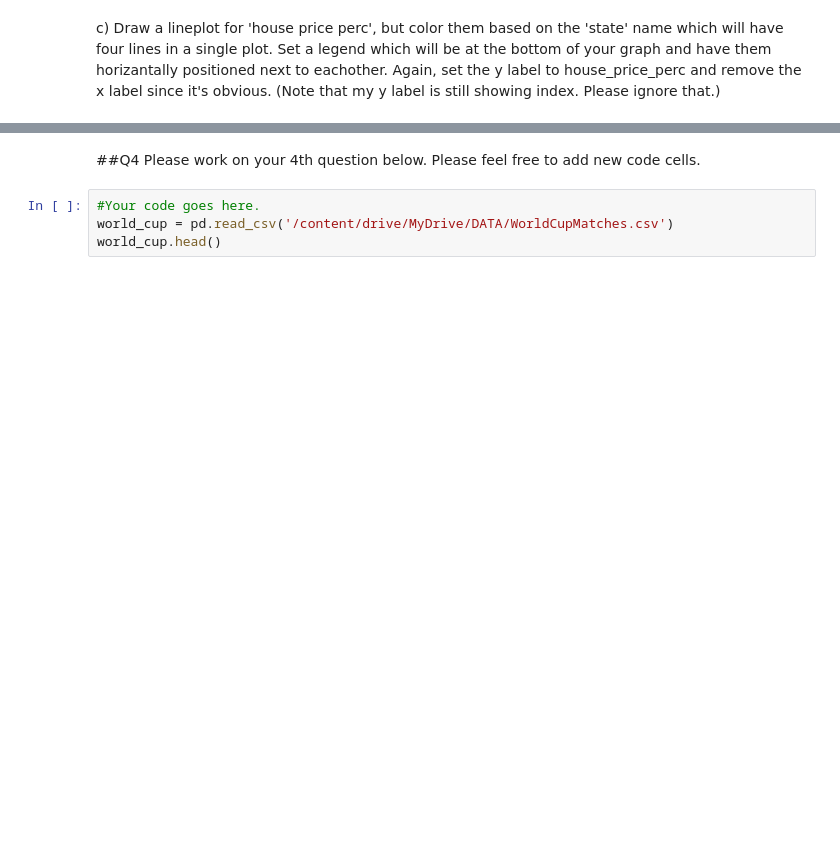
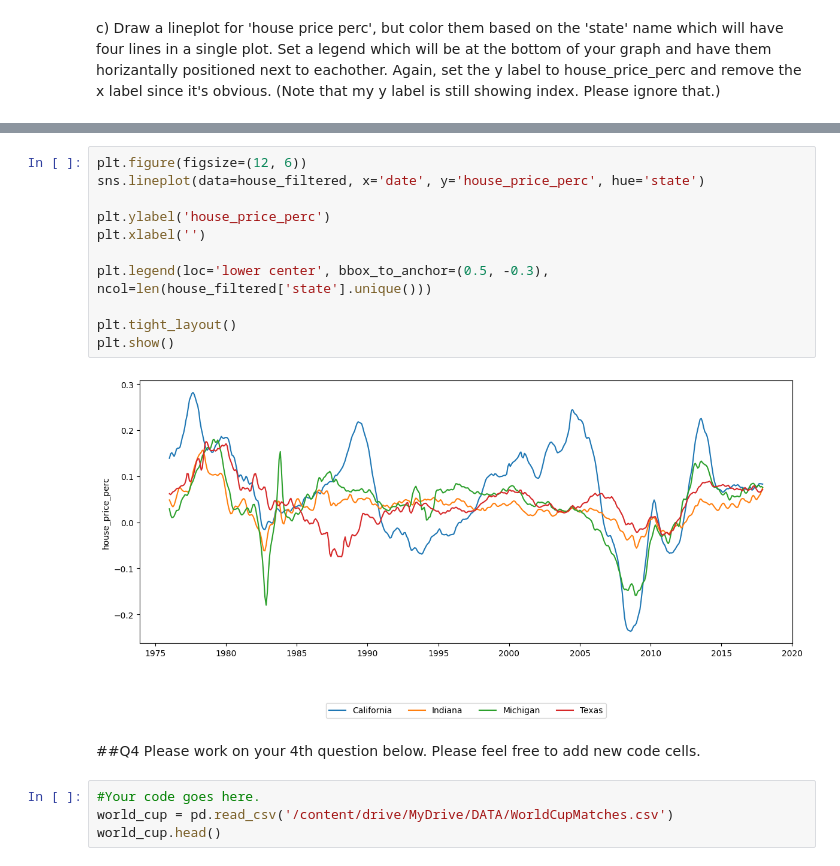
Before and after one commit to zrsteff/DSC502-HW6, a Jupyter notebook: HW6.ipynb, the cells around one changed output, grey strips where cells are left out. Saved outputs shown, nothing was run; the diff lists cells and outputs as text; blank space fills up the shorter version.

```diff
--- a/HW6.ipynb
+++ b/HW6.ipynb
@@ -45,3 +64,16 @@ Text(0.5, 0, '')
+# %%
+plt.figure(figsize=(12, 6))
+sns.lineplot(data=house_filtered, x='date', y='house_price_perc', hue='state')
+
+plt.ylabel('house_price_perc')
+plt.xlabel('')
+
+plt.legend(loc='lower center', bbox_to_anchor=(0.5, -0.3), ncol=len(house_filtered['state'].unique()))
+
+plt.tight_layout()
+plt.show()
+# %% [output]
+[figure, added]
 # %% [markdown]
 ##Q4
 Please work on your 4th question below. Please feel free to add new code cells.
```
Also changed, not shown: parts of 6 cells of this notebook.
